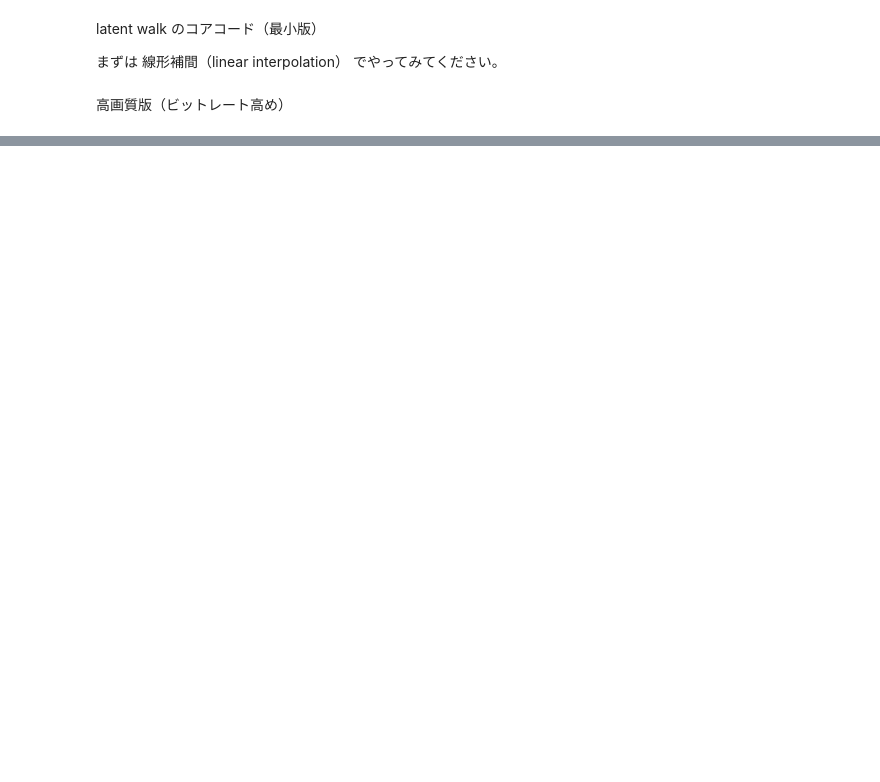
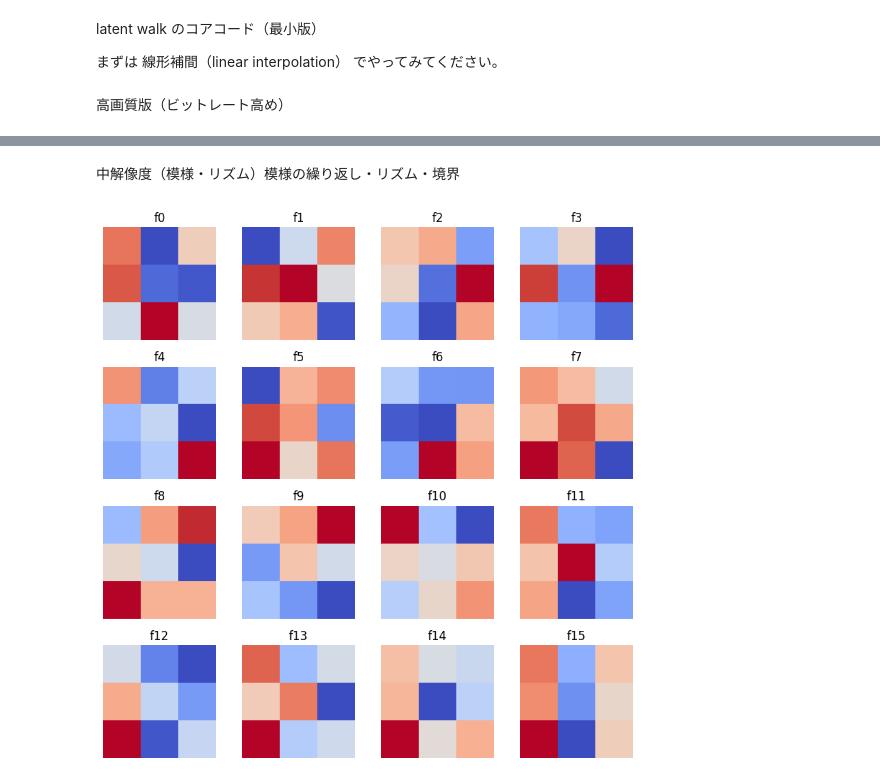
Before and after one commit to norifujimura/AlvaAR-ja, a Jupyter notebook: pg_gan_256px.ipynb, the cells around one changed output, grey strips where cells are left out. Saved outputs shown, nothing was run; the diff lists cells and outputs as text; code cells hidden in the pictures; blank space fills up the shorter version.

```diff
--- a/pg_gan_256px.ipynb
+++ b/pg_gan_256px.ipynb
@@ -918,0 +1000,6 @@ visualize_filters(G, "blocks.2.conv1")
+# %% [markdown]
+中解像度（模様・リズム）模様の繰り返し・リズム・境界
+# %%
+visualize_filters(G, "blocks.32.conv1")
+# %% [output]
+[figure, added]
```
Also changed, not shown: parts of 30 cells of this notebook.
